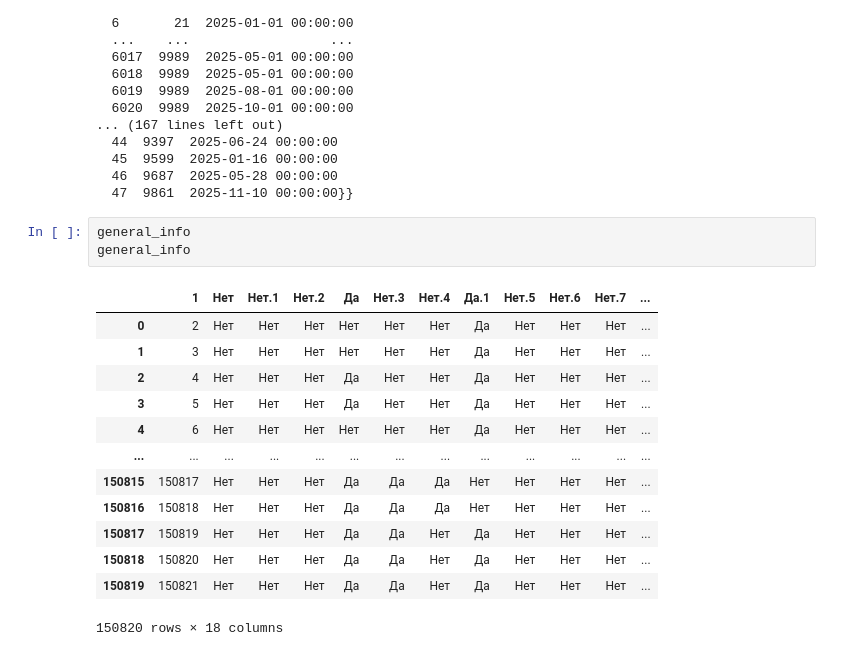
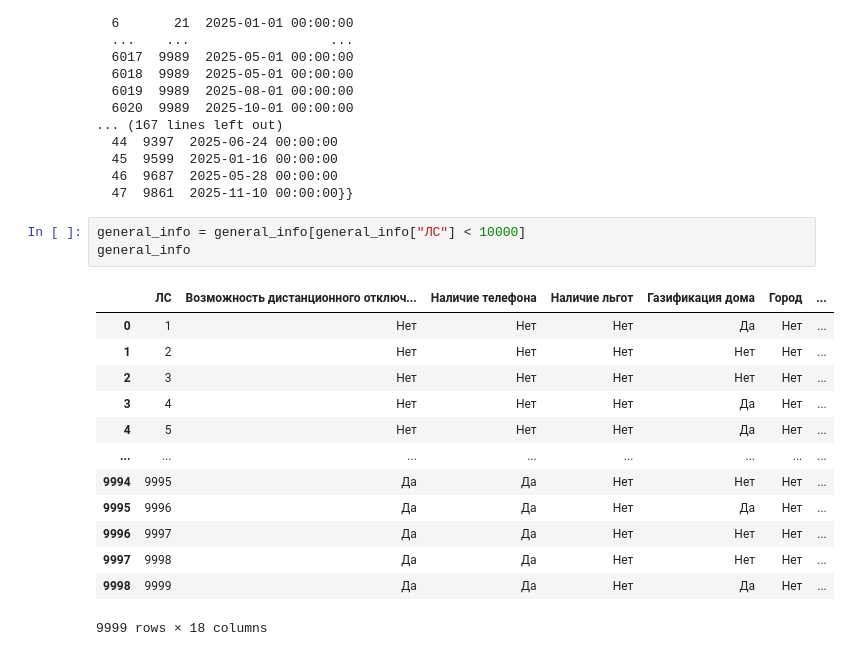
Before and after one commit to BystrovGladkov/Energo_Hack_Hackaton, a Jupyter notebook: data.ipynb, the cells around one changed output. Cells and saved outputs as stored; diff of their text form.

```diff
--- a/data.ipynb
+++ b/data.ipynb
@@ -66,19 +67,19 @@ actions
   46  9687  2025-05-28 00:00:00
   47  9861  2025-11-10 00:00:00}}
 # %%
+general_info = general_info[general_info["ЛС"] < 10000]
 general_info
-general_info
 # %% [output]
-|  | 1 | Нет | Нет.1 | Нет.2 | Да | Нет.3 | Нет.4 | Да.1 | Нет.5 | Нет.6 | Нет.7 | ... |
-| 0 | 2 | Нет | Нет | Нет | Нет | Нет | Нет | Да | Нет | Нет | Нет | ... |
-| 1 | 3 | Нет | Нет | Нет | Нет | Нет | Нет | Да | Нет | Нет | Нет | ... |
-| 2 | 4 | Нет | Нет | Нет | Да | Нет | Нет | Да | Нет | Нет | Нет | ... |
-| 3 | 5 | Нет | Нет | Нет | Да | Нет | Нет | Да | Нет | Нет | Нет | ... |
-| 4 | 6 | Нет | Нет | Нет | Нет | Нет | Нет | Да | Нет | Нет | Нет | ... |
-| ... | ... | ... | ... | ... | ... | ... | ... | ... | ... | ... | ... | ... |
-| 150815 | 150817 | Нет | Нет | Нет | Да | Да | Да | Нет | Нет | Нет | Нет | ... |
-| 150816 | 150818 | Нет | Нет | Нет | Да | Да | Да | Нет | Нет | Нет | Нет | ... |
-| 150817 | 150819 | Нет | Нет | Нет | Да | Да | Нет | Да | Нет | Нет | Нет | ... |
-| 150818 | 150820 | Нет | Нет | Нет | Да | Да | Нет | Да | Нет | Нет | Нет | ... |
-| 150819 | 150821 | Нет | Нет | Нет | Да | Да | Нет | Да | Нет | Нет | Нет | ... |
+|  | ЛС | Возможность дистанционного отключ... | Наличие телефона | Наличие льгот | Газификация дома | Город | ... |
+| 0 | 1 | Нет | Нет | Нет | Да | Нет | ... |
+| 1 | 2 | Нет | Нет | Нет | Нет | Нет | ... |
+| 2 | 3 | Нет | Нет | Нет | Нет | Нет | ... |
+| 3 | 4 | Нет | Нет | Нет | Да | Нет | ... |
+| 4 | 5 | Нет | Нет | Нет | Да | Нет | ... |
+| ... | ... | ... | ... | ... | ... | ... | ... |
+| 9994 | 9995 | Да | Да | Нет | Нет | Нет | ... |
+| 9995 | 9996 | Да | Да | Нет | Да | Нет | ... |
+| 9996 | 9997 | Да | Да | Нет | Нет | Нет | ... |
+| 9997 | 9998 | Да | Да | Нет | Нет | Нет | ... |
+| 9998 | 9999 | Да | Да | Нет | Да | Нет | ... |
-150820 rows × 18 columns
+9999 rows × 18 columns
```
Also changed, not shown: parts of 5 cells of this notebook, 2 other files.
